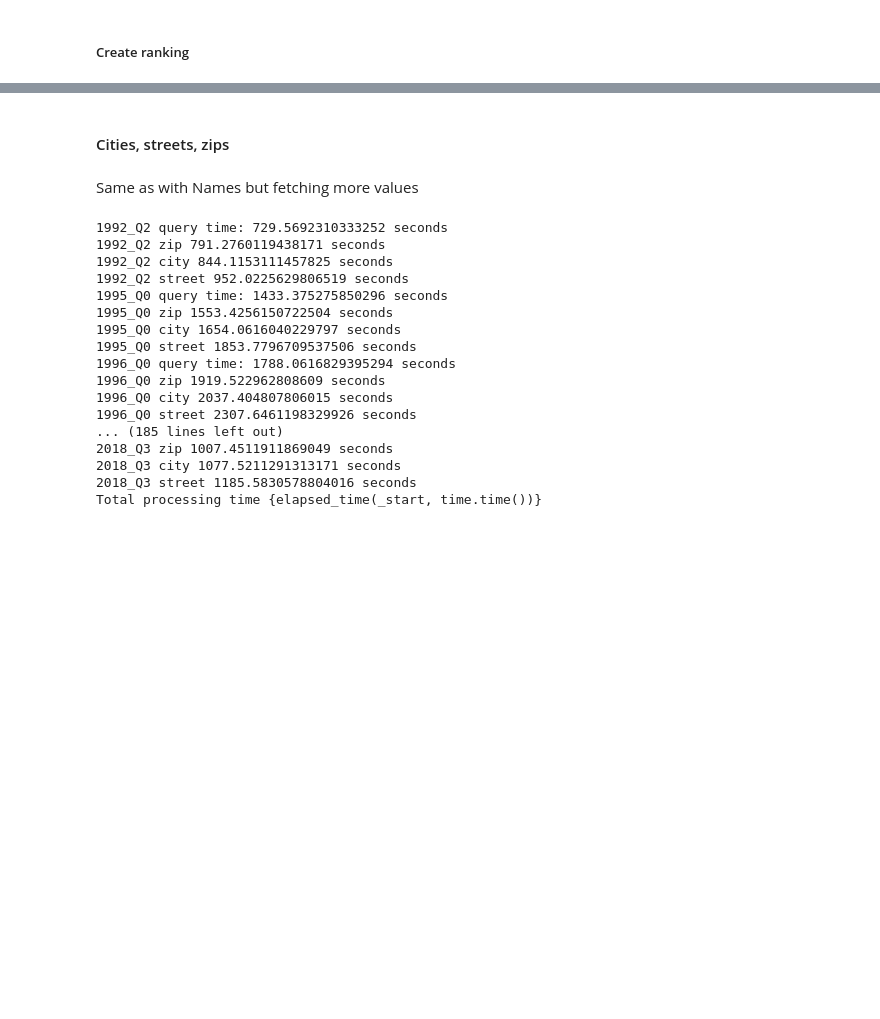
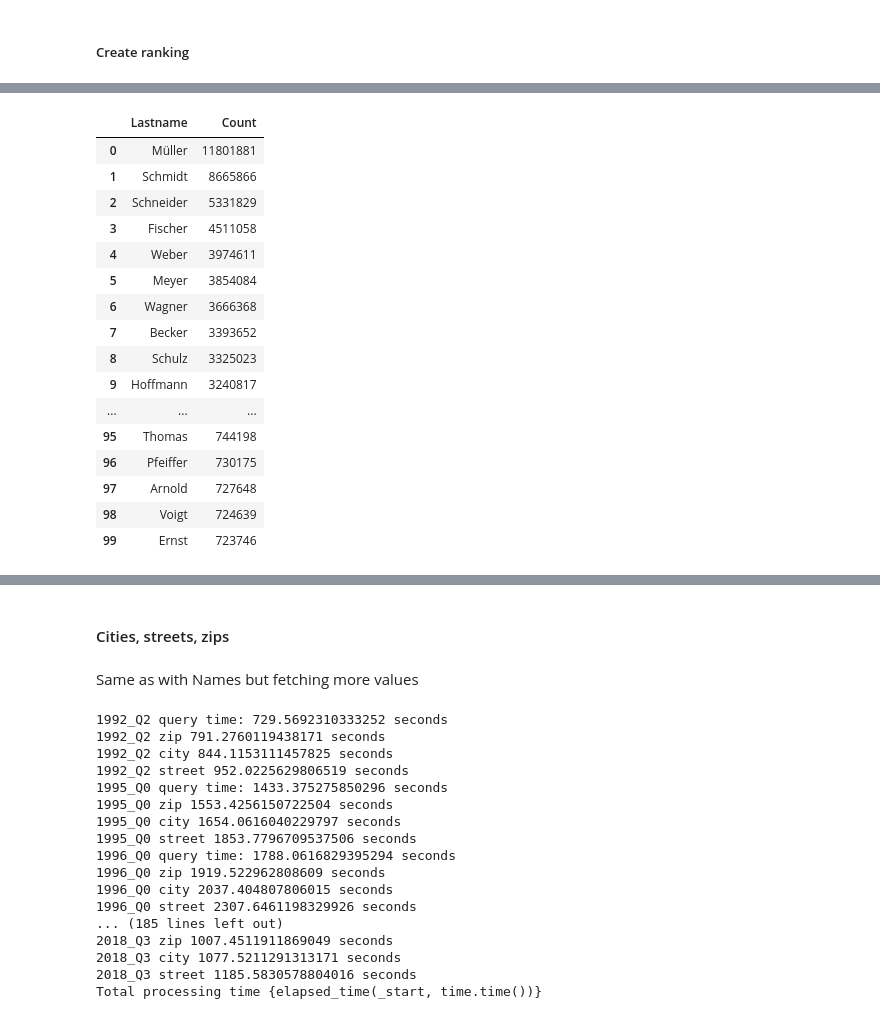
Before and after one commit to mayo-s/phonebookdiver, a Jupyter notebook: jupyter/phonebookdiver_notebook.ipynb, the cells around one changed output, grey strips where cells are left out. Saved outputs shown, nothing was run; the diff lists cells and outputs as text; code cells hidden in the pictures; blank space fills up the shorter version.

```diff
--- a/jupyter/phonebookdiver_notebook.ipynb
+++ b/jupyter/phonebookdiver_notebook.ipynb
@@ -783 +901,23 @@ pd.DataFrame(build_ranking(top_n_names, 'lastname').items(), columns=['Lastname'
+# %%
+# Ranking by count LAST NAME
+# build_ranking(top_n_names, 'lastname', True)
+pd.DataFrame(build_ranking(top_n_names, 'lastname', True).items(), columns=['Lastname', 'Count']).head(100)
+# %% [output]
+|  | Lastname | Count |
+| 0 | Müller | 11801881 |
+| 1 | Schmidt | 8665866 |
+| 2 | Schneider | 5331829 |
+| 3 | Fischer | 4511058 |
+| 4 | Weber | 3974611 |
+| 5 | Meyer | 3854084 |
+| 6 | Wagner | 3666368 |
+| 7 | Becker | 3393652 |
+| 8 | Schulz | 3325023 |
+| 9 | Hoffmann | 3240817 |
+| ... | ... | ... |
+| 95 | Thomas | 744198 |
+| 96 | Pfeiffer | 730175 |
+| 97 | Arnold | 727648 |
+| 98 | Voigt | 724639 |
+| 99 | Ernst | 723746 |
 # %%
```
Also changed, not shown: parts of 44 cells of this notebook.
